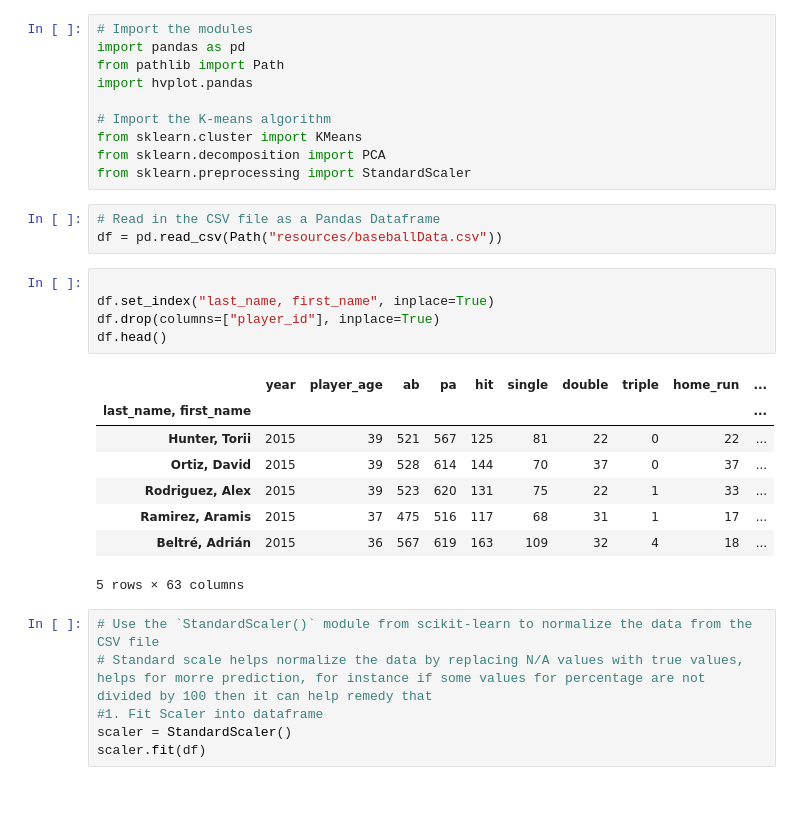
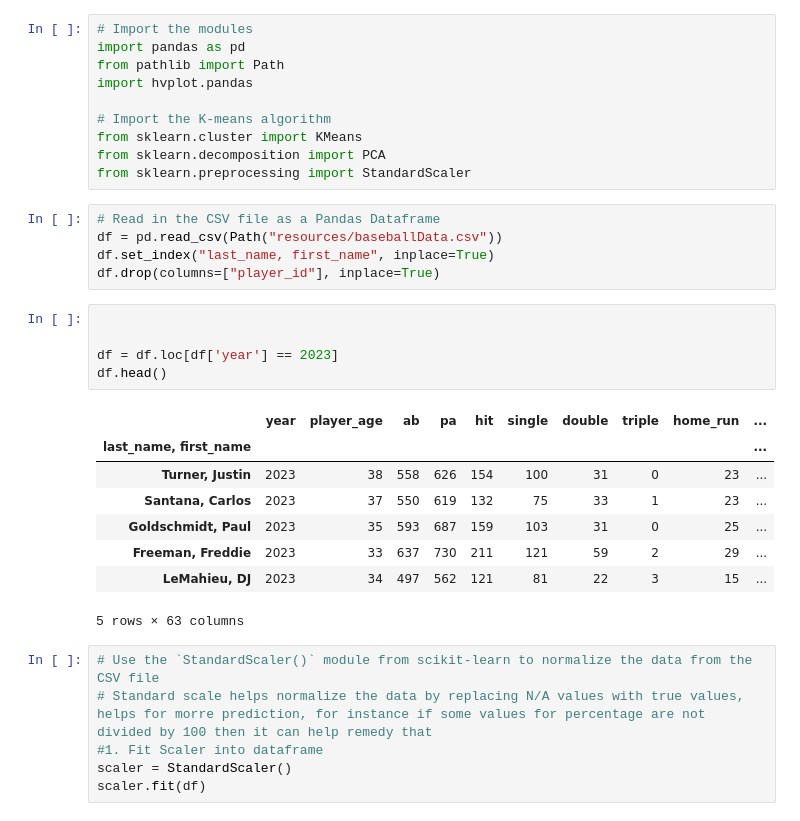
Before and after one commit to askarovamari/Project-4---Team-7, a Jupyter notebook: dataPlayPen.ipynb, the cells around one changed output. Drawn from its saved outputs; the diff is of its cells as text.

```diff
--- a/dataPlayPen.ipynb
+++ b/dataPlayPen.ipynb
@@ -11,20 +11,22 @@ from sklearn.preprocessing import StandardScaler
 # %%
 # Read in the CSV file as a Pandas Dataframe
 df = pd.read_csv(Path("resources/baseballData.csv"))
+df.set_index("last_name, first_name", inplace=True)
+df.drop(columns=["player_id"], inplace=True)
-# %%
-
-df.set_index("last_name, first_name", inplace=True)
-df.drop(columns=["player_id"], inplace=True)
-df.head()
-# %% [output]
-|  | year | player_age | ab | pa | hit | single | double | triple | home_run | ... |
-| last_name, first_name |  |  |  |  |  |  |  |  |  | ... |
-| Hunter, Torii | 2015 | 39 | 521 | 567 | 125 | 81 | 22 | 0 | 22 | ... |
-| Ortiz, David | 2015 | 39 | 528 | 614 | 144 | 70 | 37 | 0 | 37 | ... |
-| Rodriguez, Alex | 2015 | 39 | 523 | 620 | 131 | 75 | 22 | 1 | 33 | ... |
-| Ramirez, Aramis | 2015 | 37 | 475 | 516 | 117 | 68 | 31 | 1 | 17 | ... |
-| Beltré, Adrián | 2015 | 36 | 567 | 619 | 163 | 109 | 32 | 4 | 18 | ... |
-5 rows × 63 columns
+# %%
+
+
+df = df.loc[df['year'] == 2023]
+df.head()
+# %% [output]
+|  | year | player_age | ab | pa | hit | single | double | triple | home_run | ... |
+| last_name, first_name |  |  |  |  |  |  |  |  |  | ... |
+| Turner, Justin | 2023 | 38 | 558 | 626 | 154 | 100 | 31 | 0 | 23 | ... |
+| Santana, Carlos | 2023 | 37 | 550 | 619 | 132 | 75 | 33 | 1 | 23 | ... |
+| Goldschmidt, Paul | 2023 | 35 | 593 | 687 | 159 | 103 | 31 | 0 | 25 | ... |
+| Freeman, Freddie | 2023 | 33 | 637 | 730 | 211 | 121 | 59 | 2 | 29 | ... |
+| LeMahieu, DJ | 2023 | 34 | 497 | 562 | 121 | 81 | 22 | 3 | 15 | ... |
+5 rows × 63 columns
 # %%
 # Use the `StandardScaler()` module from scikit-learn to normalize the data from the CSV file
 # Standard scale helps normalize the data by replacing N/A values with true values, helps for morre prediction, for instance if some values for percentage are not divided by 100 then it can help remedy that
```
Also changed, not shown: parts of 3 cells of this notebook.
